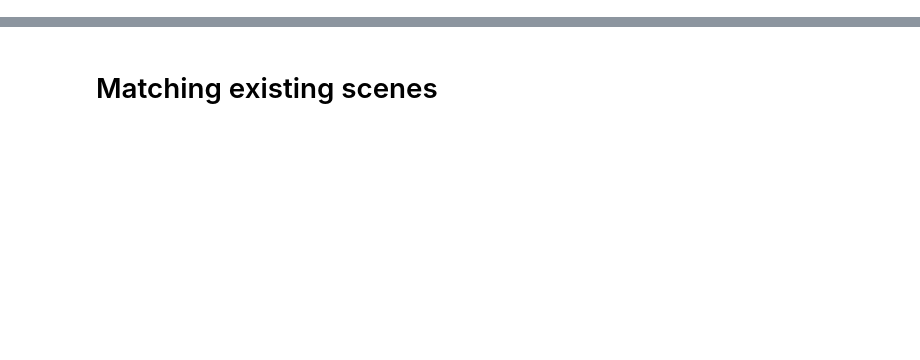
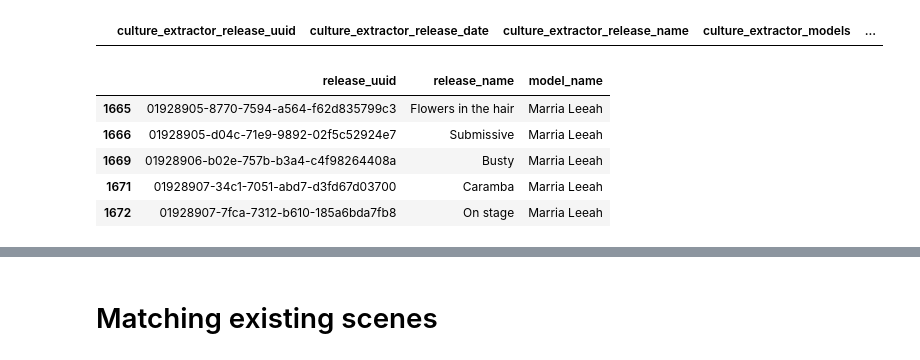
Before and after one commit to MinasukiHikimuna/Culture, a Jupyter notebook: culture_extractor.ipynb, the cells around one changed output, grey strips where cells are left out. Drawn from its saved outputs; the diff is of its cells as text; code cells hidden in the pictures; blank space fills up the shorter version.

```diff
--- a/culture_extractor.ipynb
+++ b/culture_extractor.ipynb
@@ -72,12 +299,13 @@ with psycopg.connect(connection_string) as conn:
 
     # Execute the query with COALESCE to handle -infinity dates
     query = """
-        SELECT sites.name,
+        SELECT sites.name AS site_name,
                releases.uuid AS release_uuid,
                COALESCE(NULLIF(releases.release_date, '-infinity'), '1970-01-01'::date) as release_date,
-               releases.short_name,
-               releases.name,
-               releases.url,
+               releases.short_name AS release_short_name,
+               releases.name AS release_name,
+               releases.url AS release_url,
+               releases.json_document AS release_json_document,
                downloads.uuid AS downloads_uuid,
                downloads.file_type,
                downloads.content_type,
@@ -86,8 +314,6 @@ with psycopg.connect(connection_string) as conn:
         FROM releases
         JOIN sites ON releases.site_uuid = sites.uuid
         JOIN downloads ON releases.uuid = downloads.release_uuid
-        WHERE sites.name IN ('Kelly Madison', 'PornFidelity', 'TeenFidelity', 'Viv Thomas')
-        ORDER BY sites.name, releases.release_date
     """
     cursor.execute(query)
 
@@ -103,5 +329,8 @@ with psycopg.connect(connection_string) as conn:
     # No need to manually close the connection when using 'with'
 
     # Convert the results to a data frame with column names
-    df_releases_of_specific_sites = pd.DataFrame(results, columns=column_names)
-    df_releases_of_specific_sites['sha256'] = df_releases_of_specific_sites['file_metadata'].apply(lambda x: x['sha256Sum'] if isinstance(x, dict) and 'sha256Sum' in x else None)
+    df_releases = pd.DataFrame(results, columns=column_names)
+    # df_releases['sha256'] = df_releases['file_metadata'].apply(lambda x: x['sha256Sum'] if isinstance(x, dict) and 'sha256Sum' in x else None)
+    df_releases['oshash'] = df_releases['file_metadata'].apply(lambda x: x['oshash'] if isinstance(x, dict) and 'oshash' in x else None)
+
+    df_releases = df_releases.copy().add_prefix('culture_extractor_')
@@ -107,0 +467,20 @@ with psycopg.connect(connection_string) as conn:
+# %%
+target_uuid = '01928448-5251-716f-8499-d5c7a99a1e48'
+df_releases[df_releases['culture_extractor_release_uuid'].astype(str) == target_uuid]
+# %% [output]
+|  | culture_extractor_release_uuid | culture_extractor_release_date | culture_extractor_release_name | culture_extractor_models | ... |
+# %%
+# Copy culture_extractor_release_uuid from releases which have a specific model name
+model_name = "Marria Leeah"
+df_releases_with_model_name = df_releases[df_releases['culture_extractor_models_string'].str.contains(model_name)]
+df_releases_with_model_name = df_releases_with_model_name[['culture_extractor_release_uuid', 'culture_extractor_release_name', 'culture_extractor_models_string']]
+df_releases_with_model_name.columns = ['release_uuid', 'release_name', 'model_name']
+
+df_releases_with_model_name
+# %% [output]
+|  | release_uuid | release_name | model_name |
+| 1665 | 01928905-8770-7594-a564-f62d835799c3 | Flowers in the hair | Marria Leeah |
+| 1666 | 01928905-d04c-71e9-9892-02f5c52924e7 | Submissive | Marria Leeah |
+| 1669 | 01928906-b02e-757b-b3a4-c4f98264408a | Busty | Marria Leeah |
+| 1671 | 01928907-34c1-7051-abd7-d3fd67d03700 | Caramba | Marria Leeah |
+| 1672 | 01928907-7fca-7312-b610-185a6bda7fb8 | On stage | Marria Leeah |
```
Also changed, not shown: parts of 26 cells of this notebook.
